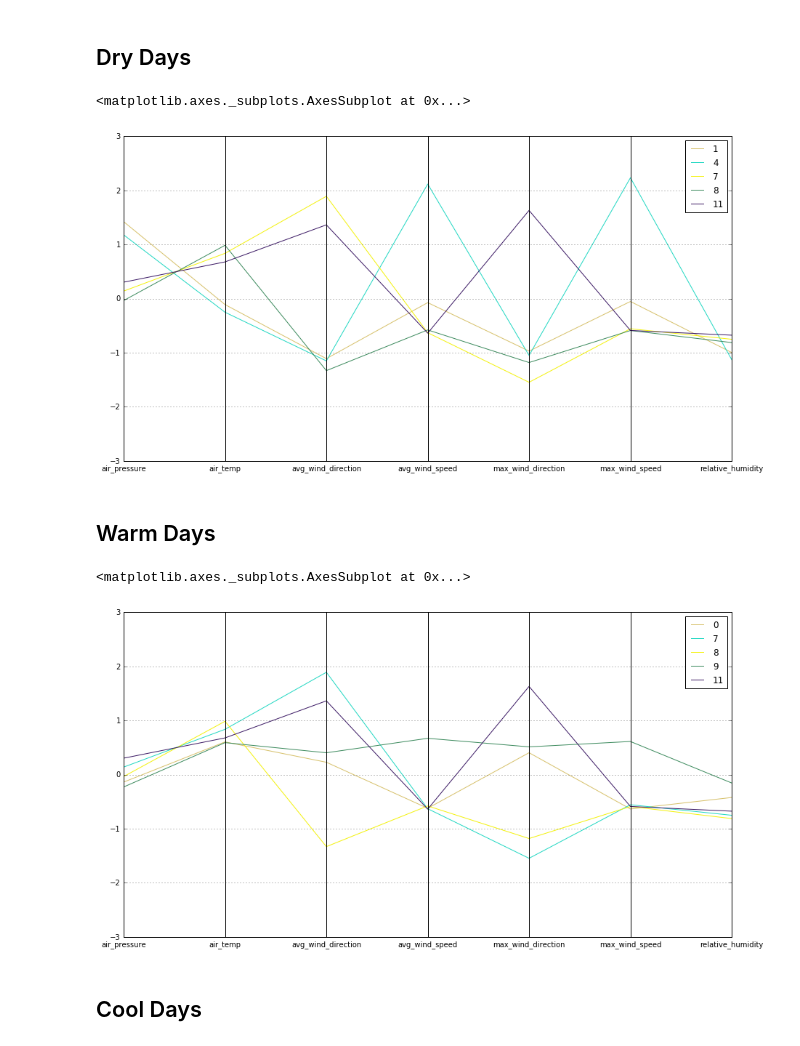
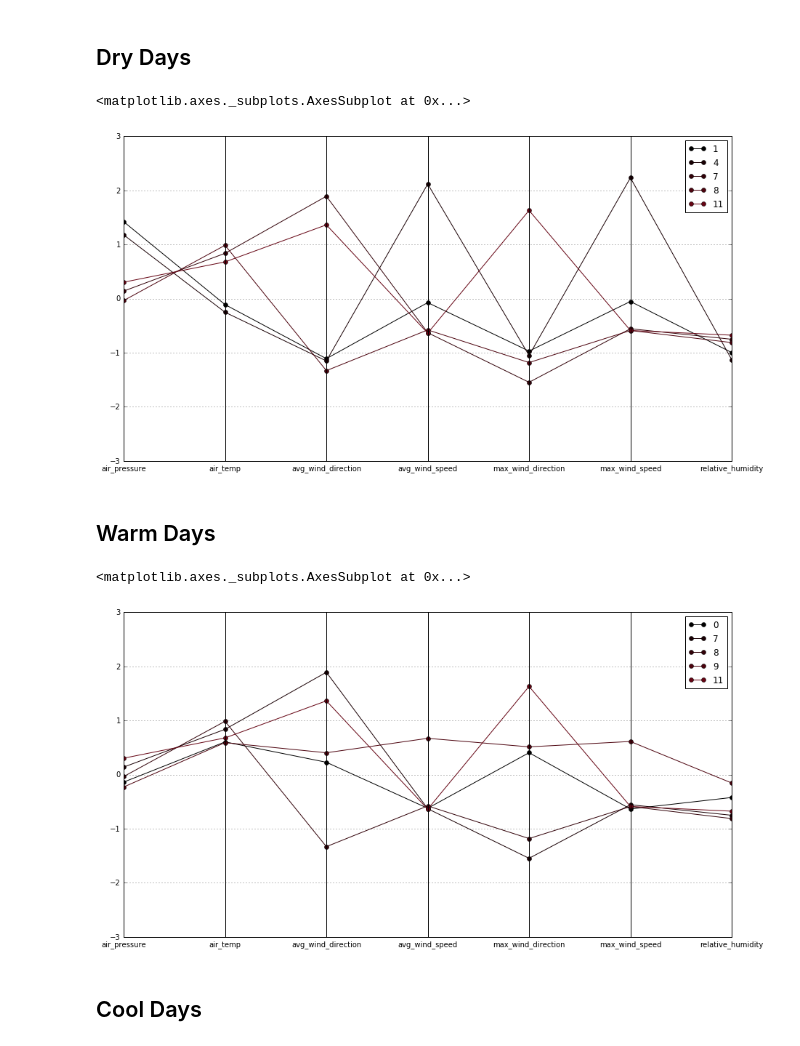
Before and after one commit to words-sdsc/courseraDataSimulation, a Jupyter notebook: course4-ML/Spark - Clustering.ipynb, the cells around one changed output. Drawn from its saved outputs; the diff is of its cells as text; code cells hidden in the pictures.

```diff
--- a/course4-ML/Spark - Clustering.ipynb
+++ b/course4-ML/Spark - Clustering.ipynb
@@ -244,22 +244,24 @@ P
 ## Plots
 # %% [markdown]
 ## Dry Days
+# %%
+my_colors = [(x/10.0, x/200.0, x/50.0) for x in range(len(P))]
 # %%
 # Parallel Coordinates Plot 1: Dry Days (Low Humidity)
 plt.figure(figsize=(15,8)).gca().axes.set_ylim([-3,+3])
-parallel_coordinates(P[P['relative_humidity']< -0.5], 'prediction')
+parallel_coordinates(P[P['relative_humidity']< -0.5], 'prediction', color = my_colors, marker='o')
 # %% [output]
 <matplotlib.axes._subplots.AxesSubplot at 0x...>
-[figure, old version]
+[figure, new version]
 # %% [markdown]
 ## Warm Days
 # %%
 # Parallel Coordinates Plot 1: Warm Days (High Temperature)
 plt.figure(figsize=(15,8)).gca().axes.set_ylim([-3,+3])
-parallel_coordinates(P[P['air_temp']> 0.5], 'prediction')
+parallel_coordinates(P[P['air_temp']> 0.5], 'prediction', color=my_colors, marker='o')
 # %% [output]
 <matplotlib.axes._subplots.AxesSubplot at 0x...>
-[figure, old version]
+[figure, new version]
 # %% [markdown]
 ## Cool Days
 # %%
```
Also changed, not shown: parts of 4 cells of this notebook.
